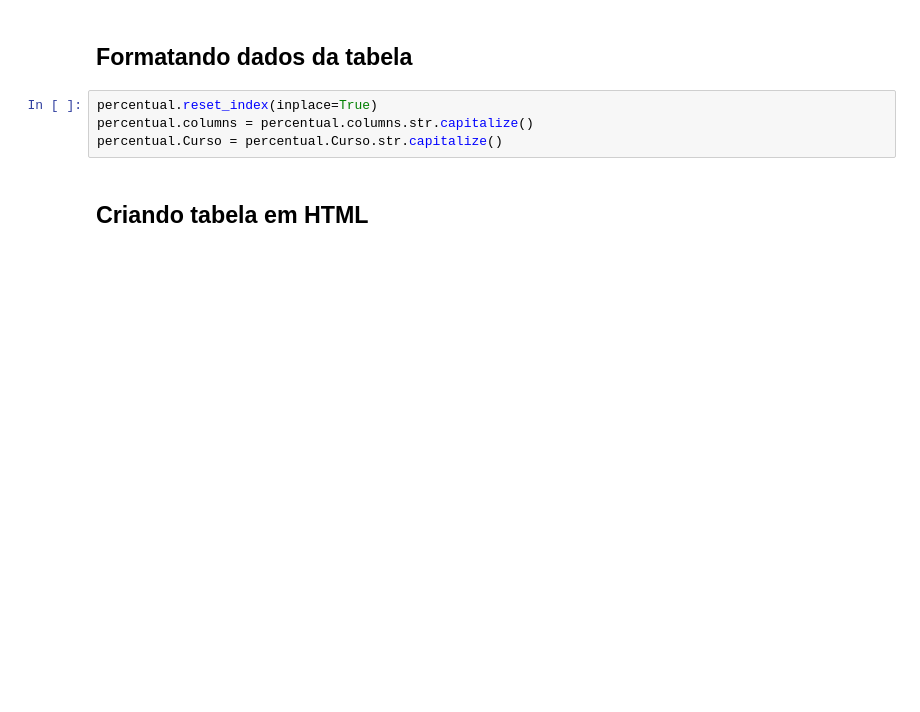
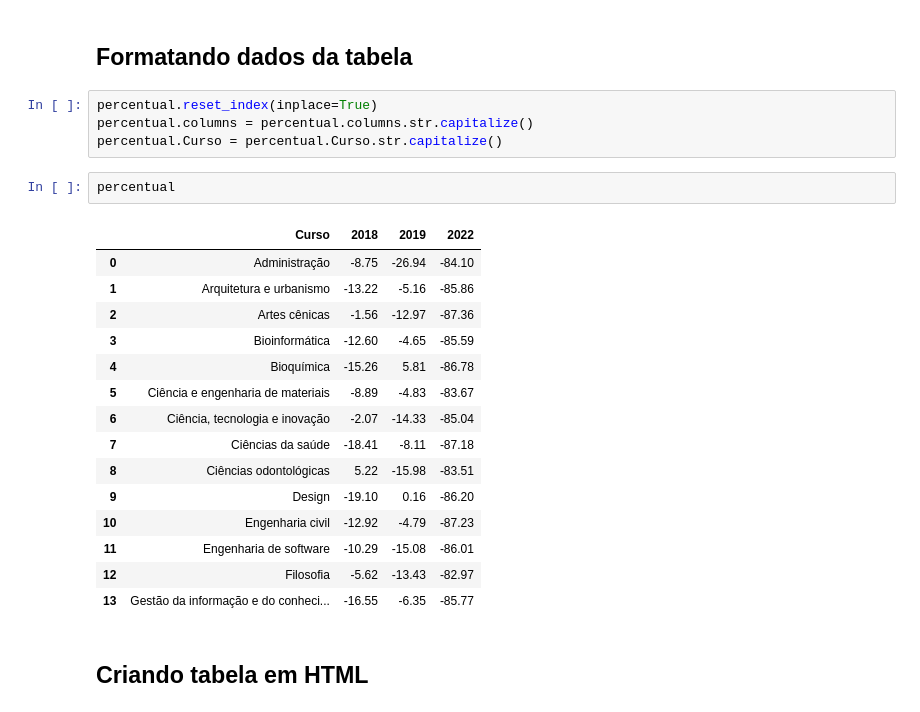
Before and after one commit to FranciscoFoz/7_Days_of_Code_Alura-Python-Pandas, a Jupyter notebook: Dia_7-Apresentando_resultados_em_HTML/Dia_7_Apresentando_resultados_em_HTML.ipynb, the cells around one changed output. Saved outputs shown, nothing was run; the diff lists cells and outputs as text; blank space fills up the shorter version.

```diff
--- a/Dia_7-Apresentando_resultados_em_HTML/Dia_7_Apresentando_resultados_em_HTML.ipynb
+++ b/Dia_7-Apresentando_resultados_em_HTML/Dia_7_Apresentando_resultados_em_HTML.ipynb
@@ -1315,6 +1315,24 @@ percentual
 percentual.reset_index(inplace=True)
 percentual.columns = percentual.columns.str.capitalize()
 percentual.Curso = percentual.Curso.str.capitalize()
+# %%
+percentual
+# %% [output]
+|  | Curso | 2018 | 2019 | 2022 |
+| 0 | Administração | -8.75 | -26.94 | -84.10 |
+| 1 | Arquitetura e urbanismo | -13.22 | -5.16 | -85.86 |
+| 2 | Artes cênicas | -1.56 | -12.97 | -87.36 |
+| 3 | Bioinformática | -12.60 | -4.65 | -85.59 |
+| 4 | Bioquímica | -15.26 | 5.81 | -86.78 |
+| 5 | Ciência e engenharia de materiais | -8.89 | -4.83 | -83.67 |
+| 6 | Ciência, tecnologia e inovação | -2.07 | -14.33 | -85.04 |
+| 7 | Ciências da saúde | -18.41 | -8.11 | -87.18 |
+| 8 | Ciências odontológicas | 5.22 | -15.98 | -83.51 |
+| 9 | Design | -19.10 | 0.16 | -86.20 |
+| 10 | Engenharia civil | -12.92 | -4.79 | -87.23 |
+| 11 | Engenharia de software | -10.29 | -15.08 | -86.01 |
+| 12 | Filosofia | -5.62 | -13.43 | -82.97 |
+| 13 | Gestão da informação e do conheci... | -16.55 | -6.35 | -85.77 |
 # %% [markdown]
 ## Criando tabela em HTML
 # %% [markdown]
```
